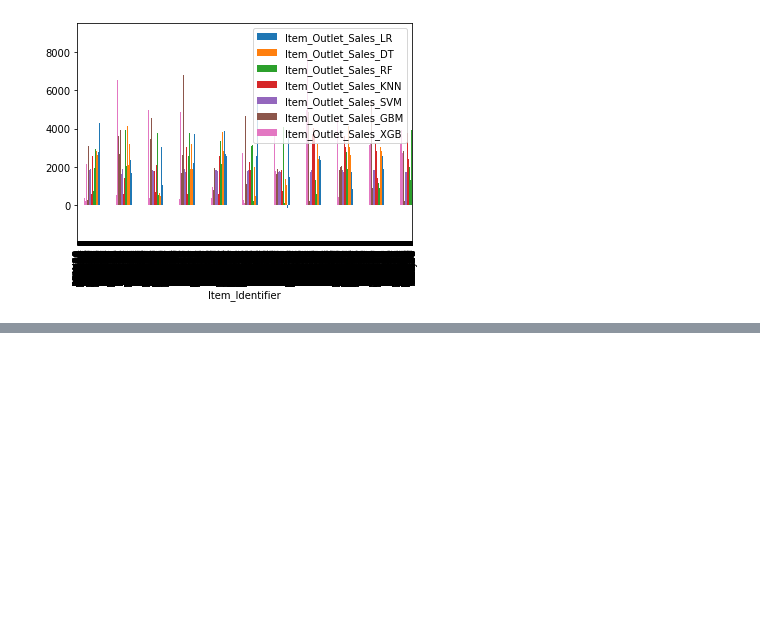
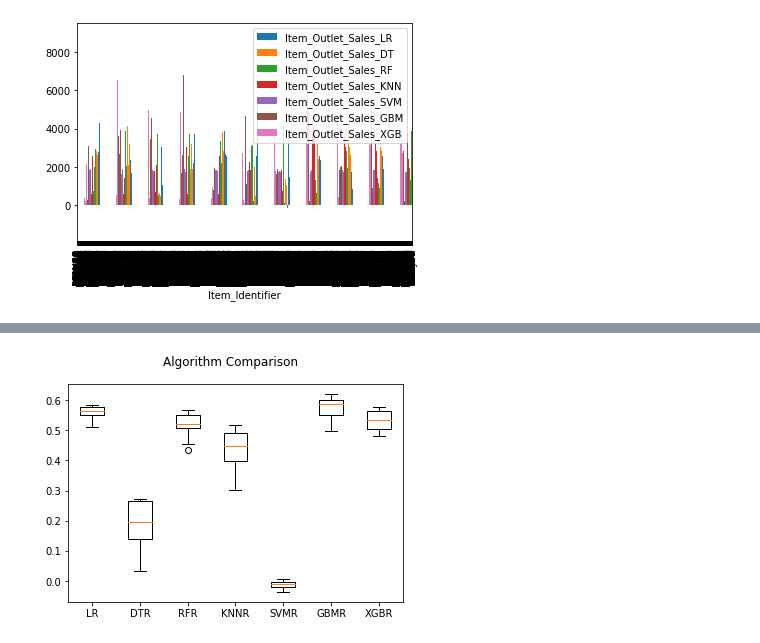
Before and after one commit to Anmol-dot-cyber/Data_Science_Projects, a Jupyter notebook: Big_Mart_Sales_Python/Super_Market_Sales-BIGMART_Prediction .ipynb, the cells around one changed output, grey strips where cells are left out. Drawn from its saved outputs; the diff is of its cells as text; code cells hidden in the pictures; blank space fills up the shorter version.

```diff
--- a/Big_Mart_Sales_Python/Super_Market_Sales-BIGMART_Prediction .ipynb
+++ b/Big_Mart_Sales_Python/Super_Market_Sales-BIGMART_Prediction .ipynb
@@ -749,0 +768,25 @@ gcf=result_new.plot(x="Item_Identifier", y=["Item_Outlet_Sales_LR", "Item_Outlet
+# %%
+# prepare models
+
+models = []
+models.append(('LR', LinearRegression()))
+models.append(('DTR', DecisionTreeRegressor()))
+models.append(('RFR', RandomForestRegressor()))
+models.append(('KNNR', KNeighborsRegressor()))
+models.append(('SVMR', SVR()))
+models.append(('GBMR', HistGradientBoostingRegressor()))
+models.append(('XGBR', XGBRegressor()))
+# %%
+# evaluate each model in turn
+
+from sklearn import model_selection
+results = []
+names = []
+scoring = 'accuracy'
+for name, model in models:
+    kfold = model_selection.KFold(n_splits=10)
+    cv_results = model_selection.cross_val_score(model, X_train_data, y_train_data, cv=kfold)
+    results.append(cv_results)
+    names.append(name)
+    msg = "%s: %f (%f)" % (name, cv_results.mean(), cv_results.std())
+    print(msg)
@@ -749,0 +801,11 @@ gcf=result_new.plot(x="Item_Identifier", y=["Item_Outlet_Sales_LR", "Item_Outlet
+# %%
+# boxplot algorithm comparison
+
+fig = plt.figure()
+fig.suptitle('Algorithm Comparison')
+ax = fig.add_subplot(111)
+plt.boxplot(results)
+ax.set_xticklabels(names)
+plt.show()
+# %% [output]
+[figure, added]
```
Also changed, not shown: parts of 20 cells of this notebook, 8 other files.
